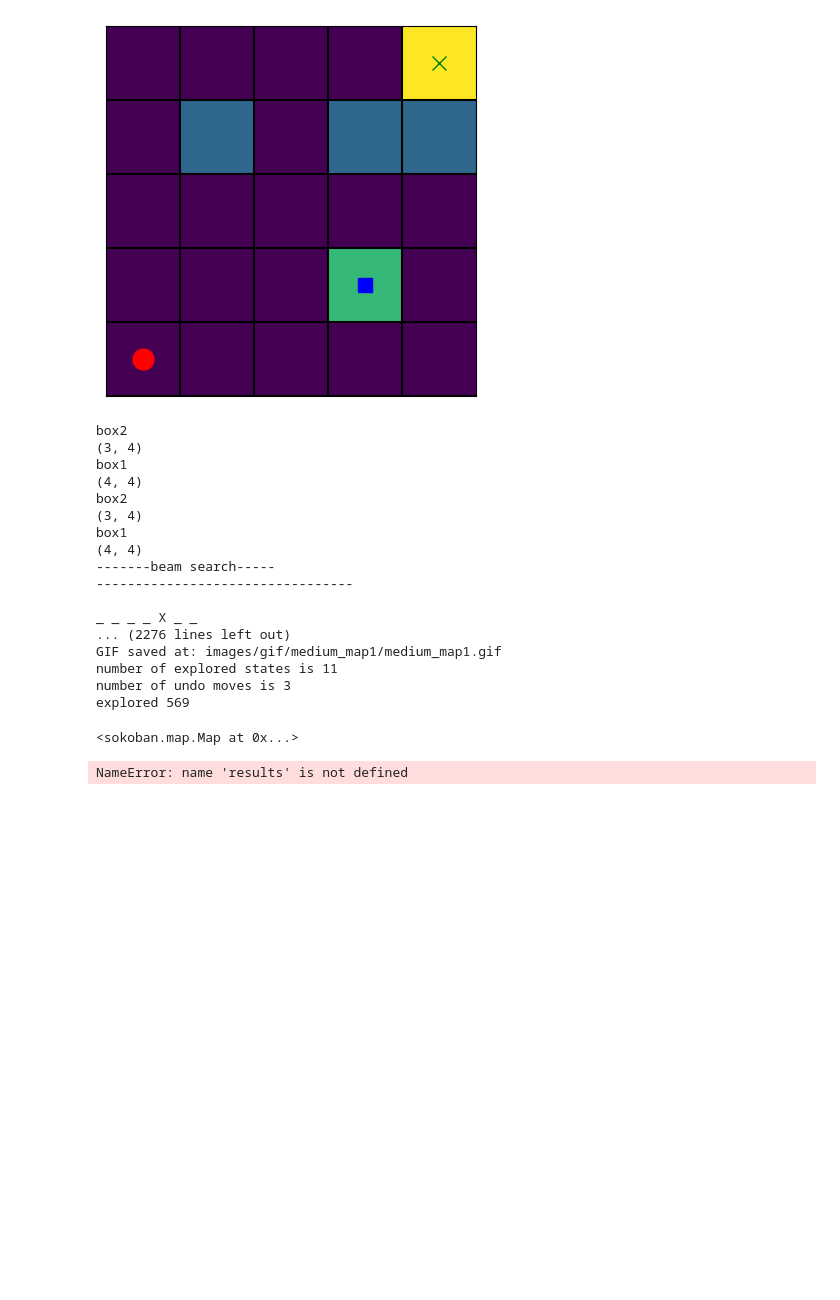
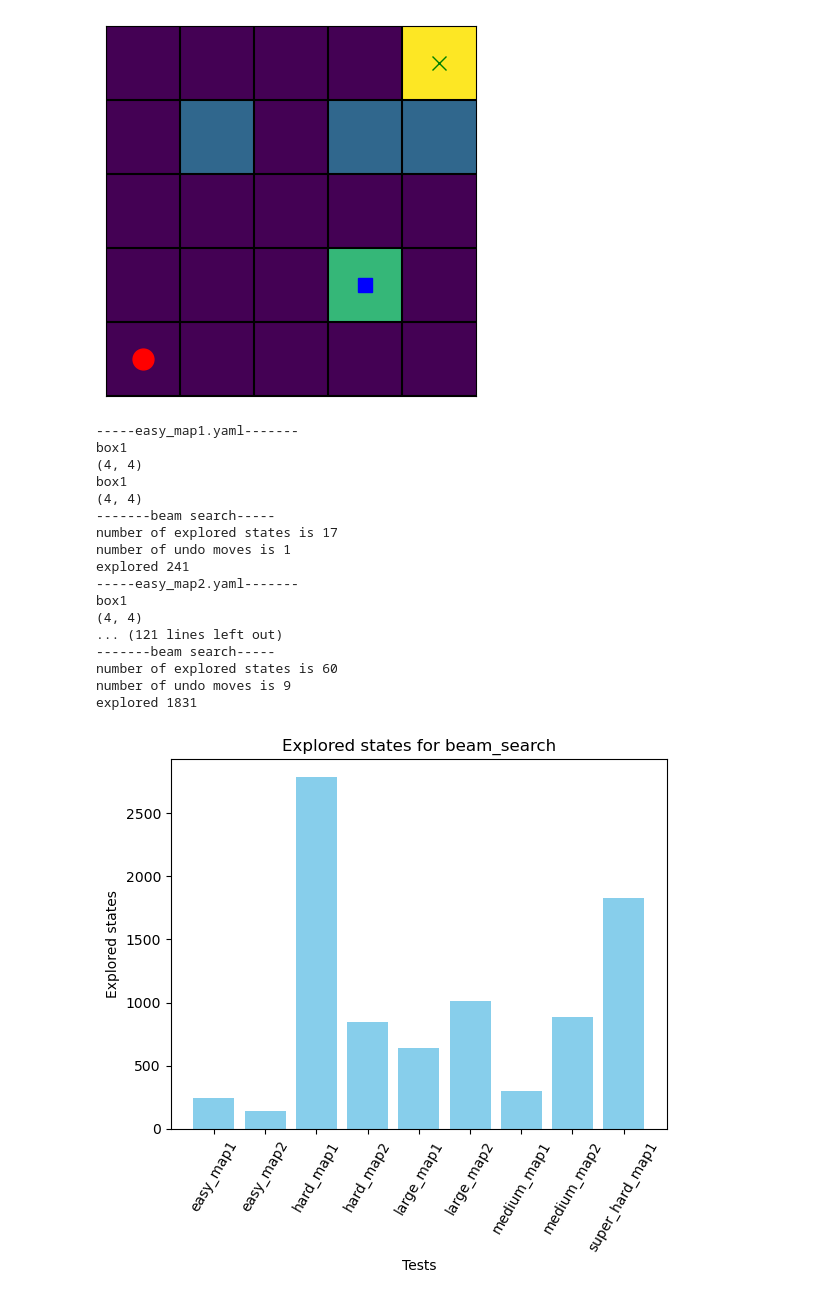
Before and after one commit to marinaoprea/IA_Tema1, a Jupyter notebook: main.ipynb, the cells around one changed output. Saved outputs shown, nothing was run; the diff lists cells and outputs as text; code cells hidden in the pictures; blank space fills up the shorter version.

```diff
--- a/main.ipynb
+++ b/main.ipynb
@@ -62,55 +62,56 @@ for filename in os.listdir(directory_path):
     maps.append(Map.from_yaml(file_path))
     maps_name.append(filename)
 
-map = Map.from_yaml('tests/medium_map1.yaml')
-solver = Solver(map, "medium_map1")
-solver.solve_beam_search(True)
+# map = Map.from_yaml('tests/medium_map2.yaml')
+# solver = Solver(map, "medium_map2")
+# solver.solve_beam_search(True)
 
-# results = []
-# i = 0
-# for map in maps:
-#     print("-----" + maps_name[i] + "-------")
-#     solver = Solver(map)
-#     res = solver.solve_beam_search()
-#     results.append(res)
-#     i += 1
+results = []
+no_states = []
+i = 0
+for map in maps:
+    print("-----" + maps_name[i] + "-------")
+    solver = Solver(map, "default")
+    res = solver.solve_beam_search()
+    results.append(res)
+    no_states.append(solver.beam_solver.no_states)
+    i += 1
 # %% [output]
-box2
-(3, 4)
+-----easy_map1.yaml-------
 box1
 (4, 4)
-box2
-(3, 4)
 box1
 (4, 4)
 -------beam search-----
----------------------------------
-
-_ _ _ _ X _ _
-... (2276 lines left out)
-GIF saved at: images/gif/medium_map1/medium_map1.gif
-number of explored states is 11
-number of undo moves is 3
-explored 569
+number of explored states is 17
+number of undo moves is 1
+explored 241
+-----easy_map2.yaml-------
+box1
+(4, 4)
+... (121 lines left out)
+-------beam search-----
+number of explored states is 60
+number of undo moves is 9
+explored 1831
-<sokoban.map.Map at 0x...>
 # %%
 import matplotlib.pyplot as plt
 
 categories = []
 for filename in os.listdir(directory_path):
     name, ext = os.path.splitext(filename)
     categories.append(name)
 
-values = []
-for res in results:
-    values.append(res.explored_states if res else 0)
+values = no_states
+# for res in results:
+#     values.append(res.explored_states if res else 0)
 
 plt.bar(categories, values, color="skyblue")
 
 plt.xlabel("Tests")
 plt.ylabel("Explored states")
 plt.title("Explored states for beam_search")
 plt.xticks(rotation=60)
 plt.show()
 # %% [output]
-NameError: name 'results' is not defined
+[figure, added]
```
Also changed, not shown: parts of 1 cell of this notebook, 2 other files.
